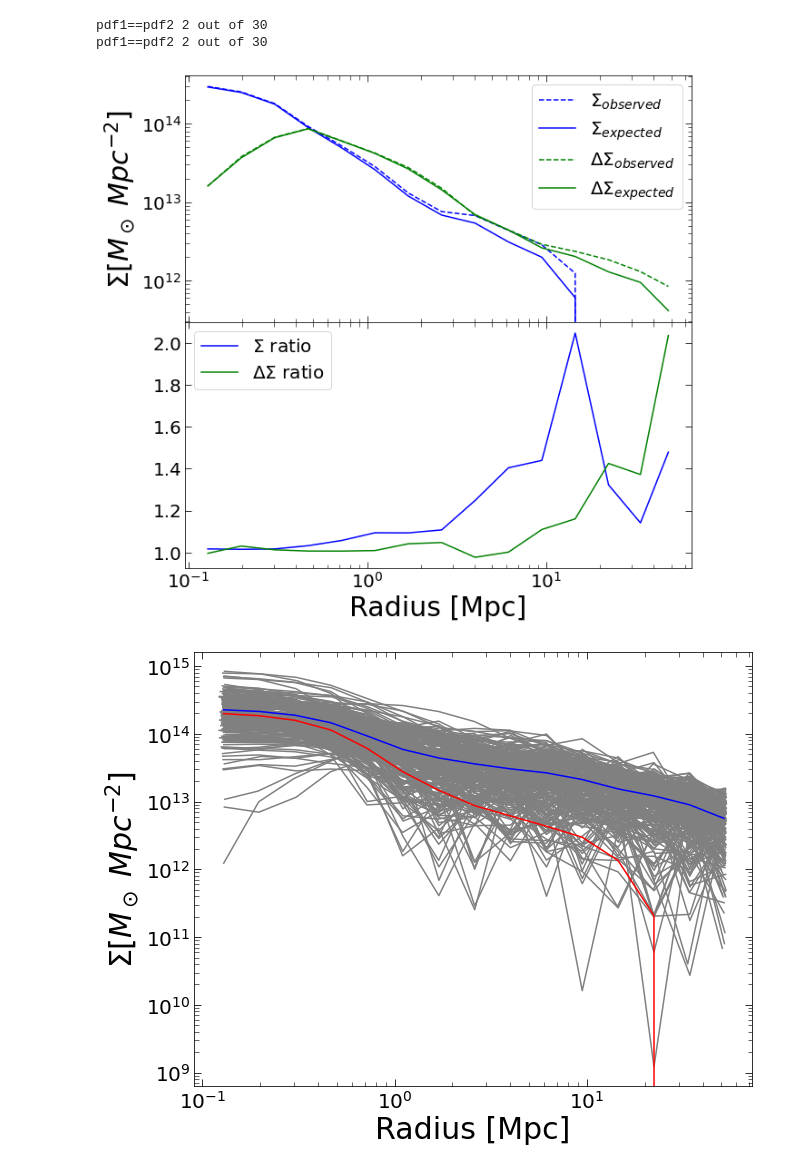
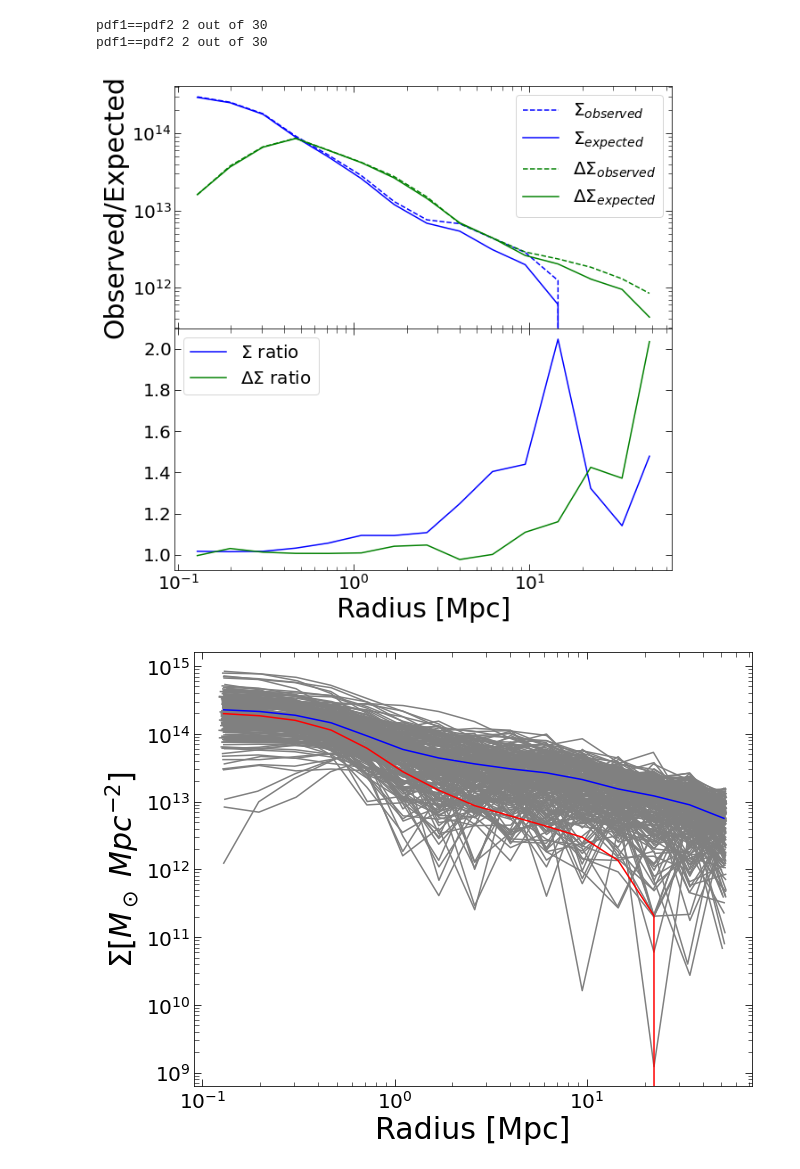
Before and after one commit to daiskamau/Comprehensive-Exam, a Jupyter notebook: Computing Artifact/WL_Analysis.ipynb, the cells around one changed output. Saved outputs shown, nothing was run; the diff lists cells and outputs as text; code cells hidden in the pictures.

```diff
--- a/Computing Artifact/WL_Analysis.ipynb
+++ b/Computing Artifact/WL_Analysis.ipynb
@@ -23,7 +27,7 @@ from astropy.cosmology import FlatLambdaCDM
 from astropy.coordinates import SkyCoord
 
 import matplotlib.pyplot as plt
-plt.style.use('presentation.mplstyle')
+plt.style.use('MatplotlibStyle.mplstyle')
 # %matplotlib inline
 
 path = r"/global/u1/k/kamau/SE-CLMM-LSSTDESC/cosmoDC2/Data/"
@@ -294,29 +298,29 @@ pdf1==pdf2 2 out of 30
 # %%
 ### Sigma plot of observed vs expected
 fig = plt.figure(figsize=(10,10))
 ax1 = plt.subplot(211)
 ax1.loglog(richeness_2_3['radius'].mean(),richeness_2_3['sigma'].mean(),color='blue',linestyle='dashed', label='$\Sigma_{observed}$')
 ax1.loglog(richeness_2_3['radius'].mean(),expected_sigma,color='blue',label='$\Sigma_{expected}$')
 
 ax1.loglog(richeness_2_3['radius'].mean(),richeness_2_3['DS'].mean(),color='green',linestyle='dashed', label='$\Delta\Sigma_{observed}$')
 ax1.loglog(richeness_2_3['radius'].mean(),expected_ds,color='green',label='$\Delta\Sigma_{expected}$')
-ax1.set_ylabel('$\Sigma [M_\odot\; Mpc^{-2}]$')
+ax1.set_ylabel('Observed/Expected')
 
 ax2 = plt.subplot(212, sharex = ax1)
 ax2.semilogx(richeness_2_3['radius'].mean(),richeness_2_3['sigma'].mean()/expected_sigma,color='blue',label='$\Sigma$ ratio')
 ax2.semilogx(richeness_2_3['radius'].mean(),richeness_2_3['DS'].mean()/expected_ds,color='green',label='$\Delta\Sigma$ ratio')
 ax2.set_xlabel("Radius [Mpc]")
 lgd = ax1.legend();ax1.legend()
 lgd = ax2.legend();ax2.legend()
 plt.subplots_adjust(hspace=.0)
 plt.setp(ax1.get_xticklabels(), visible=False)
 # remove last tick label for the second subplot
 yticks = ax1.yaxis.get_major_ticks()
 yticks[-1].label1.set_visible(False)
 plt.savefig('/global/u1/k/kamau/SE-CLMM-LSSTDESC/cosmoDC2/Images/sigma_DeltaSigma.jpg', bbox_inches='tight')
 plt.show()
 # %% [output]
-[figure, old version]
+[figure, new version]
 # %%
 ## Plotting the positive values
 empty_p = []
```
Also changed, not shown: parts of 4 cells of this notebook.
